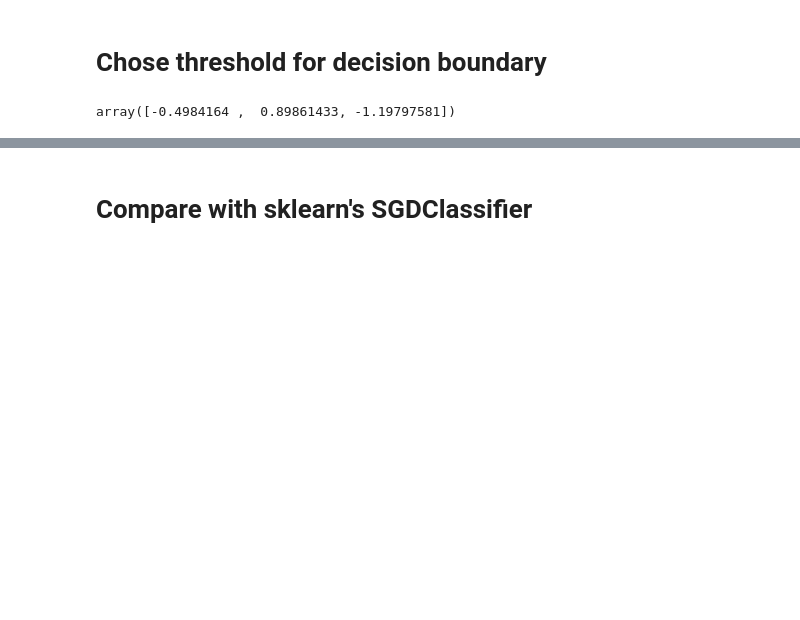
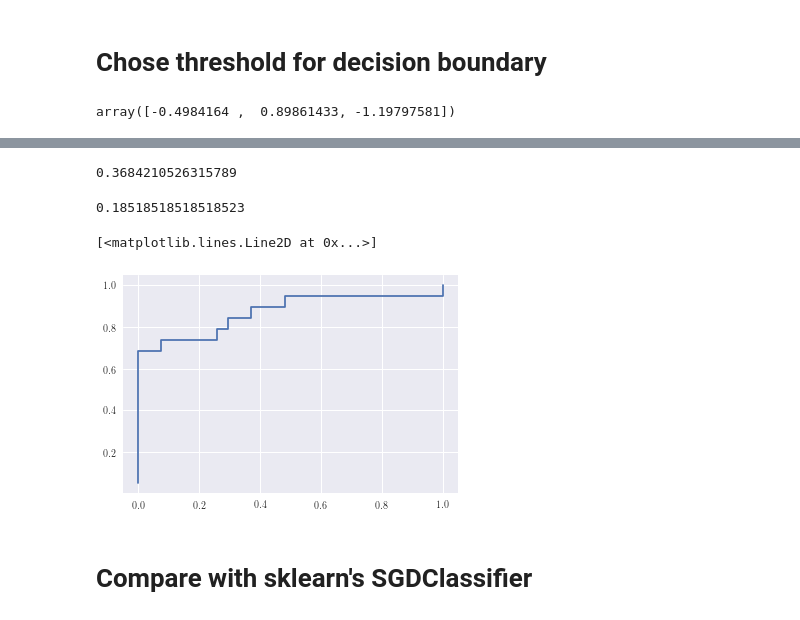
Before and after one commit to khanhnguyendata/logweight, a Jupyter notebook: logweight.ipynb, the cells around one changed output, grey strips where cells are left out. Cells and saved outputs as stored; diff of their text form; code cells hidden in the pictures; blank space fills up the shorter version.

Commit message:
Plot 1st version of ROC curve

```diff
--- a/logweight.ipynb
+++ b/logweight.ipynb
@@ -451,9 +452,10 @@ def positive_recall(y_true, y_pred):
     return true_positive / positive
 # %%
 def negative_recall(y_true, y_pred):
-    negative = y_true.sum()
+    negative = len(y_true) - y_true.sum()
     true_negative = ((y_true == 0) & (y_true == y_pred)).sum()
-    return negative / true_negative
+#     print(f'Total: {len(y_true)}, Negative: {negative}, True Negative: {true_negative}')
+    return true_negative / negative
 # %%
 def k_fold_cross_validate(model, X, y, n_fold, scoring_func, n_iter=1000, seed=None):
     initial_theta = model.theta
@@ -584,14 +598,27 @@ probas = log05.predict_proba(X)
 # %%
-thresholds = np.sort(probas)
+thresholds = np.sort(np.append(probas, 0.5))
 tprs = []
 fprs = []
 
 for threshold in thresholds:
-    y_pred = (probas > threshold).astype(int)
+    y_pred = (probas >= threshold).astype(int)
     tpr = positive_recall(y, y_pred)
-    fpr = negative_recall(y, y_pred)
+    fpr = 1 - negative_recall(y, y_pred)
     tprs.append(tpr)
     fprs.append(fpr)
+# %%
+tprs[40]
+# %% [output]
+0.3684210526315789
+# %%
+fprs[27]
+# %% [output]
+0.18518518518518523
+# %%
+plt.plot(fprs, tprs)
+# %% [output]
+[<matplotlib.lines.Line2D at 0x...>]
+[figure, added]
 # %% [markdown]
 # Compare with sklearn's SGDClassifier
 # %%
```
Also changed, not shown: parts of 2 cells of this notebook.
